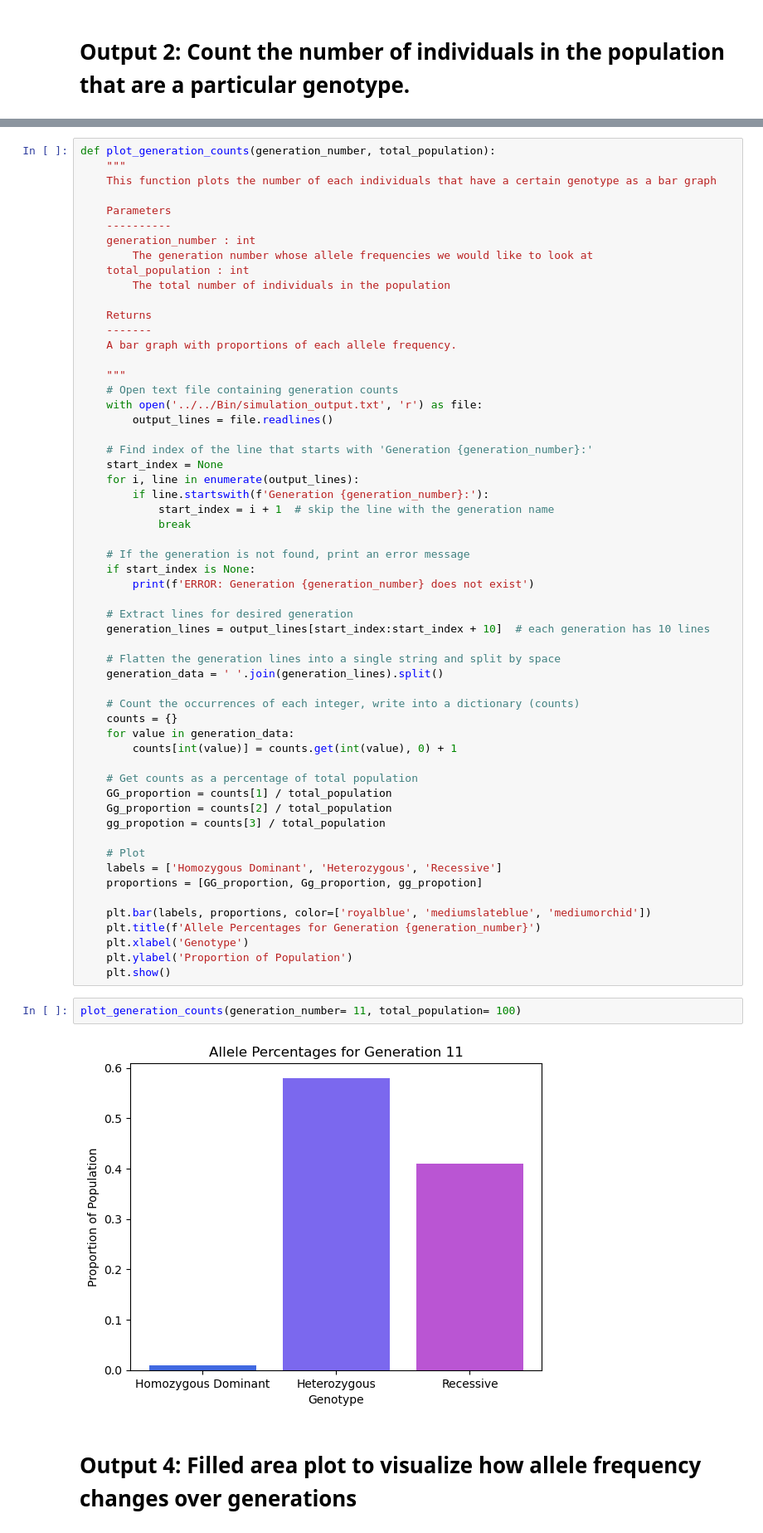
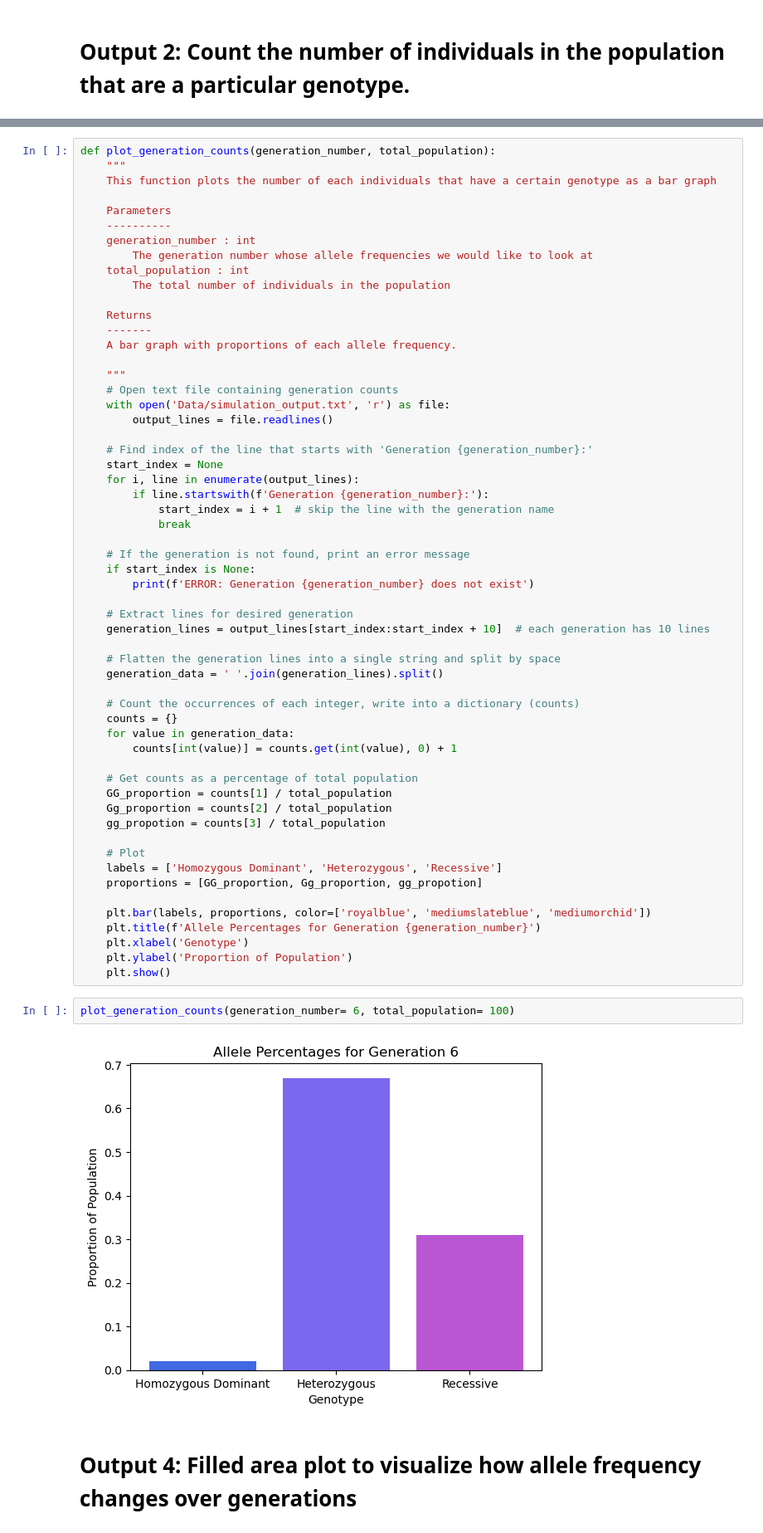
Before and after one commit to franbiancaoca/chem274b-finalproject, a Jupyter notebook: Utils/Plots/allelefreq_plots.ipynb, the cells around one changed output, grey strips where cells are left out. Shown at 83% size. Drawn from its saved outputs; the diff is of its cells as text.

```diff
--- a/Utils/Plots/allelefreq_plots.ipynb
+++ b/Utils/Plots/allelefreq_plots.ipynb
@@ -93,7 +197,7 @@ def plot_generation_counts(generation_number, total_population):
 
     """
     # Open text file containing generation counts
-    with open('../../Bin/simulation_output.txt', 'r') as file:
+    with open('Data/simulation_output.txt', 'r') as file:
         output_lines = file.readlines()
 
     # Find index of the line that starts with 'Generation {generation_number}:'
@@ -133,9 +237,9 @@ def plot_generation_counts(generation_number, total_population):
     plt.ylabel('Proportion of Population')
     plt.show()
 # %%
-plot_generation_counts(generation_number= 11, total_population= 100)
+plot_generation_counts(generation_number= 6, total_population= 100)
 # %% [output]
-[figure, old version]
+[figure, new version]
 # %% [markdown]
 # Output 4: Filled area plot to visualize how allele frequency changes over generations
 # %%
```
Also changed, not shown: parts of 13 cells of this notebook, 7 other files.
